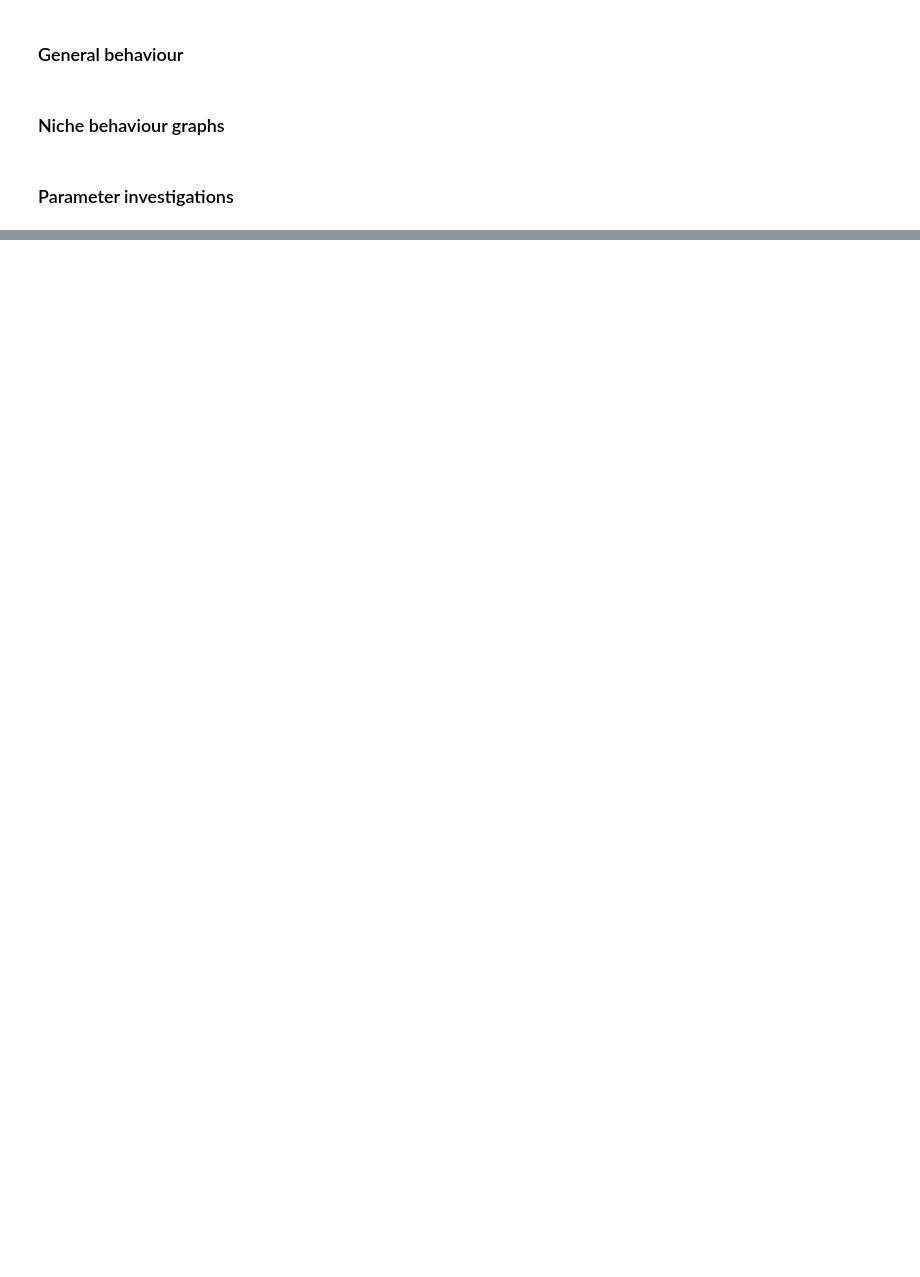
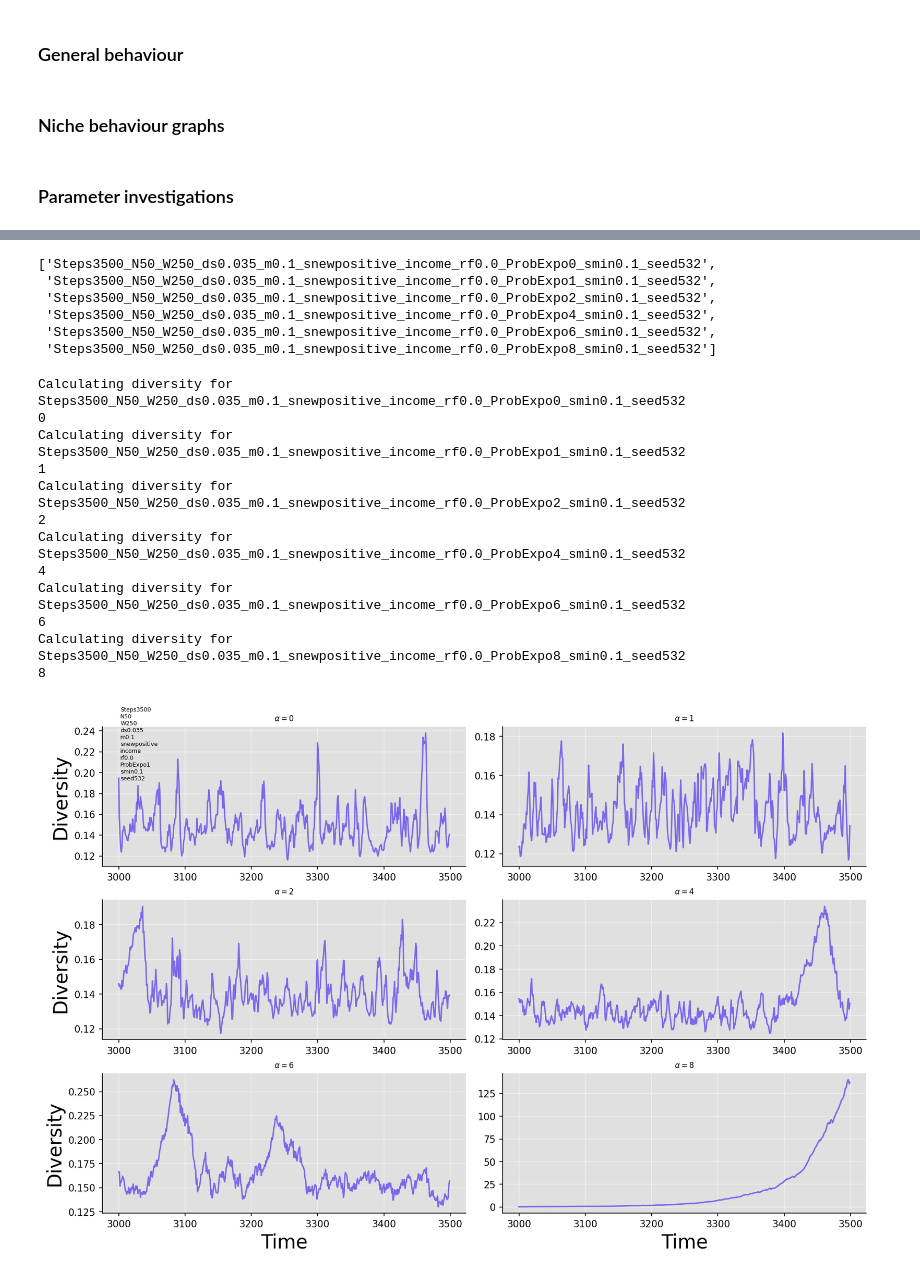
Before and after one commit to 2BeAsh/masters_project, a Jupyter notebook: code/models/common/run_plotting.ipynb, the cells around one changed output, grey strips where cells are left out. Cells and saved outputs as stored; diff of their text form; code cells hidden in the pictures; blank space fills up the shorter version.

```diff
--- a/code/models/common/run_plotting.ipynb
+++ b/code/models/common/run_plotting.ipynb
@@ -9,12 +9,12 @@ number_of_companies = 50
 number_of_workers = 5 * number_of_companies
 salary_increase = 0.035
 interest_rate_free = 0.0 # "variable" or float
-mutation_magnitude = 100 # Float, "spread", "last_T"
-salary_min = 1e-2 #mutation_magnitude * 0.1
+mutation_magnitude = 0.1 # Float, "spread", "last_T"
+salary_min = mutation_magnitude * 0.1
 prob_exponent = 1
 warmup_steps = 3000
-time_steps = 2000 + warmup_steps
-seed = 300 # np.random.randint(0, 10000)
+time_steps = 500 + warmup_steps
+seed = 532 # np.random.randint(0, 10000)
 
 # Bankruptcy: negative_money, cannot_pay_salary
 # mutation: "constant", "spread", "last_T", "minimum", "log", "mean", "worker_opinion", "0_to_mean", "normal", "positive_income"
@@ -65,6 +63,10 @@ plotter.animate_w0_wnon0(skip_time_steps=5);
 plotter.plot_time_from_income_change_to_bankruptcy_distribution(show_plot=False)
 # %%
 plotter.plot_survivors(show_peak_plot=False)
+# %%
+plotter.add_parameter_text_to_plot = False
+plotter.add_file_name_to_figure_name = False
+plotter.plot_diversity()
 # %% [markdown]
 ### Parameter investigations
 # %%
@@ -206,2 +270,33 @@ Storing data in Steps7000_N50_W250_ds0.035_m100_snewpositive_income_rf0.0_ProbEx
+# %%
+group_name_list_prob_expo
+# %% [output]
+['Steps3500_N50_W250_ds0.035_m0.1_snewpositive_income_rf0.0_ProbExpo0_smin0.1_seed532',
+ 'Steps3500_N50_W250_ds0.035_m0.1_snewpositive_income_rf0.0_ProbExpo1_smin0.1_seed532',
+ 'Steps3500_N50_W250_ds0.035_m0.1_snewpositive_income_rf0.0_ProbExpo2_smin0.1_seed532',
+ 'Steps3500_N50_W250_ds0.035_m0.1_snewpositive_income_rf0.0_ProbExpo4_smin0.1_seed532',
+ 'Steps3500_N50_W250_ds0.035_m0.1_snewpositive_income_rf0.0_ProbExpo6_smin0.1_seed532',
+ 'Steps3500_N50_W250_ds0.035_m0.1_snewpositive_income_rf0.0_ProbExpo8_smin0.1_seed532']
+# %%
+# -- Exponent investigation (alpha) --
+# plotter.plot_multiple_alpha(group_name_list_prob_expo, same_plot=False)
+# plotter.plot_alpha_frequency(group_name_list_prob_expo)
+# plotter.plot_ds_power_spectrum(group_name_list_prob_expo)
+# plotter.plot_min_max_vs_alpha(group_name_list_alpha_arr[:-1], data_name="salary")
+# plotter.plot_min_max_vs_alpha(group_name_list_alpha_arr[:-1], data_name="mu")
+plotter.plot_diversity_multiple_alpha(group_name_list_prob_expo)
+# %% [output]
+Calculating diversity for Steps3500_N50_W250_ds0.035_m0.1_snewpositive_income_rf0.0_ProbExpo0_smin0.1_seed532
+0
+Calculating diversity for Steps3500_N50_W250_ds0.035_m0.1_snewpositive_income_rf0.0_ProbExpo1_smin0.1_seed532
+1
+Calculating diversity for Steps3500_N50_W250_ds0.035_m0.1_snewpositive_income_rf0.0_ProbExpo2_smin0.1_seed532
+2
+Calculating diversity for Steps3500_N50_W250_ds0.035_m0.1_snewpositive_income_rf0.0_ProbExpo4_smin0.1_seed532
+4
+Calculating diversity for Steps3500_N50_W250_ds0.035_m0.1_snewpositive_income_rf0.0_ProbExpo6_smin0.1_seed532
+6
+Calculating diversity for Steps3500_N50_W250_ds0.035_m0.1_snewpositive_income_rf0.0_ProbExpo8_smin0.1_seed532
+8
+[figure, added]
 # %%
 # -- Mutation size investigation --
```
Also changed, not shown: parts of 11 cells of this notebook.
